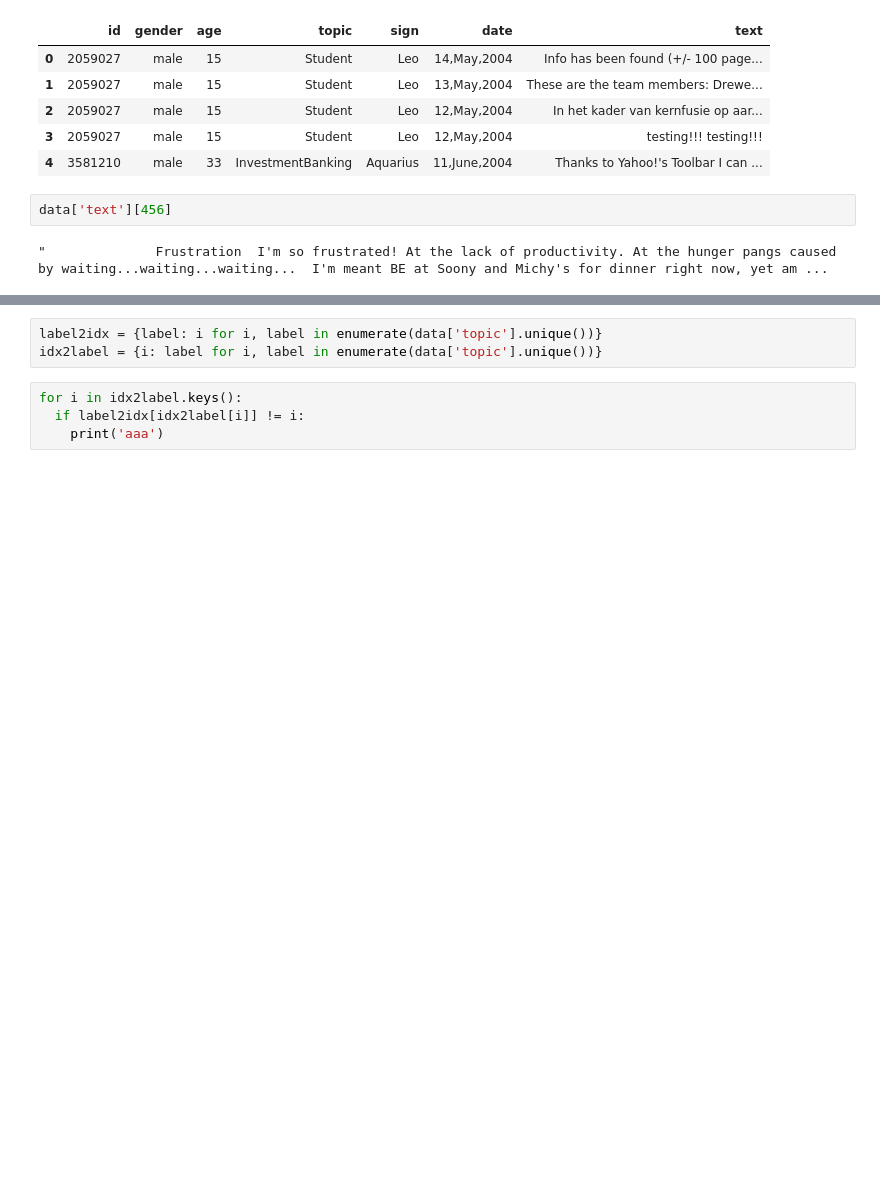
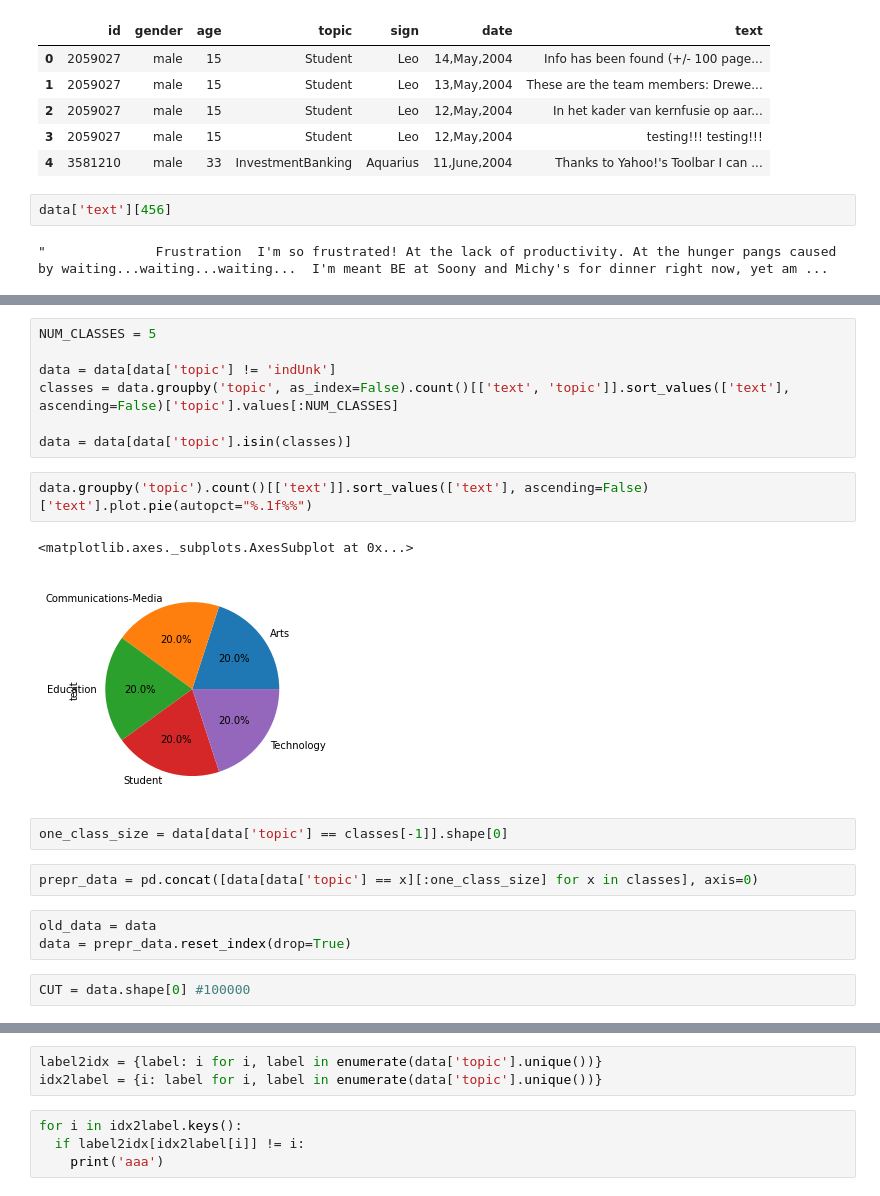
Before and after one commit to PasechnikDarya/RAAI-NLP-Project, a Jupyter notebook: topic_classifier.ipynb, the cells around one changed output, grey strips where cells are left out. Saved outputs shown, nothing was run; the diff lists cells and outputs as text; blank space fills up the shorter version.

```diff
--- a/topic_classifier.ipynb
+++ b/topic_classifier.ipynb
@@ -30,0 +36,21 @@ data['text'][456]
+# %%
+NUM_CLASSES = 5
+
+data = data[data['topic'] != 'indUnk']
+classes = data.groupby('topic', as_index=False).count()[['text', 'topic']].sort_values(['text'], ascending=False)['topic'].values[:NUM_CLASSES]
+
+data = data[data['topic'].isin(classes)]
+# %%
+data.groupby('topic').count()[['text']].sort_values(['text'], ascending=False)['text'].plot.pie(autopct="%.1f%%")
+# %% [output]
+<matplotlib.axes._subplots.AxesSubplot at 0x...>
+[figure, added]
+# %%
+one_class_size = data[data['topic'] == classes[-1]].shape[0]
+# %%
+prepr_data = pd.concat([data[data['topic'] == x][:one_class_size] for x in classes], axis=0)
+# %%
+old_data = data
+data = prepr_data.reset_index(drop=True)
+# %%
+CUT = data.shape[0] #100000
```
Also changed, not shown: parts of 29 cells of this notebook.
